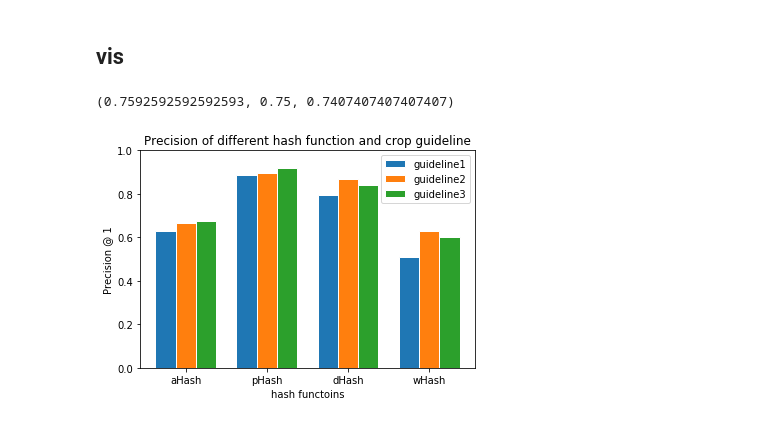
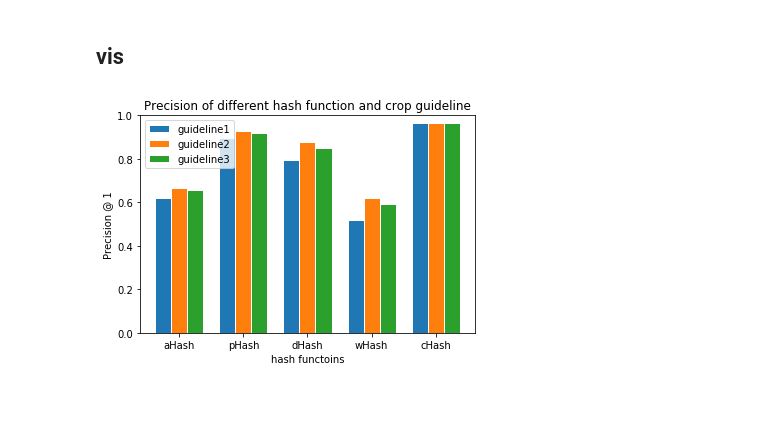
Before and after one commit to tonytontian/SearchMFA, a Jupyter notebook: analysis1/notebooks/gray.ipynb, the cells around one changed output. Drawn from its saved outputs; the diff is of its cells as text; code cells hidden in the pictures.

```diff
--- a/analysis1/notebooks/gray.ipynb
+++ b/analysis1/notebooks/gray.ipynb
@@ -31,7 +34,7 @@ db = {
 # %% [markdown]
 ### pic
 # %%
-PIC_PATH = Path('../dataset/images')
+PIC_PATH = Path('../dataset/taken_small')
 # %%
 true_map_path = '../annotation/true_map.csv'
 with open(true_map_path) as f:
@@ -89,7 +92,12 @@ def get_matched_index(i, hfunc, nfunc, level):
     #
     c_image = image.crop(to_box(image, crop))
     c_image.load()
-    raw_hash = ''.join(list(hfunc(c_image).hash.flatten().astype(int).astype(str)))
+    if nfunc != 'chash':
+        raw_hash = ''.join(list(hfunc(c_image).hash.flatten().astype(int).astype(str)))
+    else:
+        raw_hash = ''
+        for hfunc in [imagehash.phash, imagehash.dhash]:
+            raw_hash += ''.join(list(hfunc(c_image).hash.flatten().astype(int).astype(str)))
     h = bitarray(raw_hash)
     #
     idx = np.argsort([(h ^ h1).count(1) for h1 in db[nfunc]])
@@ -101,6 +109,7 @@ hash_opts = [
     (imagehash.phash, 'phash'),
     (imagehash.dhash, 'dhash'),
     (imagehash.whash, 'whash'),
+    (None, 'chash'),
 ]
 l_opts = ['l1', 'l2', 'l3']
 midx_dict = {}
@@ -130,0 +141,27 @@ whash l3
+# %%
+(midx, marray) = midx_dict[('chash', 'l3')]
+TRUE_PATH = Path('../../backend/flask-app/storage/images')
+for i in range(len(midx)):
+    if midx[i] != 0:
+        fig = plt.figure()
+        name = pic['name'][i]
+        print(i, name)
+        image_path = PIC_PATH / name
+        image = Image.open(image_path)
+        plt.subplot(1, 3, 1)
+        plt.imshow(np.array(image))
+        #
+        object_id = pic['object_id'][i]
+        print(object_id)
+        true_path = TRUE_PATH / (object_id + '.jpg')
+        image_true = Image.open(true_path)
+        plt.subplot(1, 3, 2)
+        plt.imshow(np.array(image_true))
+        #
+        object_id2 = marray[i][0]
+        print(object_id2)
+        true_path = TRUE_PATH / (object_id2 + '.jpg')
+        image_true = Image.open(true_path)
+        plt.subplot(1, 3, 3)
+        plt.imshow(np.array(image_true))
+        plt.show()
@@ -155,43 +205,39 @@ whash l3
 # %% [markdown]
 ## vis
-# %%
-bars1[0], bars2[0], bars3[0]
-# %% [output]
-(0.7592592592592593, 0.75, 0.7407407407407407)
 # %%
 def plot(K=1):
     barWidth = 0.25
     bars1 = []
     bars2 = []
     bars3 = []
     for hfunc, nfunc in hash_opts:
         midx1 = midx_dict[(nfunc, 'l1')][0]
         bars1.append(np.sum(midx1 < K)/108)
         midx2 = midx_dict[(nfunc, 'l2')][0]
         bars2.append(np.sum(midx2 < K)/108)
         midx3 = midx_dict[(nfunc, 'l3')][0]
         bars3.append(np.sum(midx3 < K)/108)
     #
     r1 = np.arange(len(bars1))
     r2 = [x + barWidth for x in r1]
     r3 = [x + barWidth for x in r2]
     #
     plt.bar(r1, bars1, width=barWidth, edgecolor='white', label='guideline1')
     plt.bar(r2, bars2, width=barWidth, edgecolor='white', label='guideline2')
     plt.bar(r3, bars3, width=barWidth, edgecolor='white', label='guideline3')
     # Add xticks on the middle of the group bars
     plt.xlabel('hash functoins')
     plt.ylabel('Precision @ {}'.format(K))
-    plt.xticks([r + barWidth for r in range(len(bars1))], ['aHash', 'pHash', 'dHash', 'wHash'])
+    plt.xticks([r + barWidth for r in range(len(bars1))], ['aHash', 'pHash', 'dHash', 'wHash', 'cHash'])
 
     # Create legend & Show graphic
     plt.title('Precision of different hash function and crop guideline')
     plt.ylim(0, 1)
     plt.legend()
     plt.show()
 plot(1)
 # %% [output]
-[figure, old version]
+[figure, new version]
 # %%
 plot(5)
 # %% [output]
```
Also changed, not shown: parts of 7 cells of this notebook, 2 other files.
